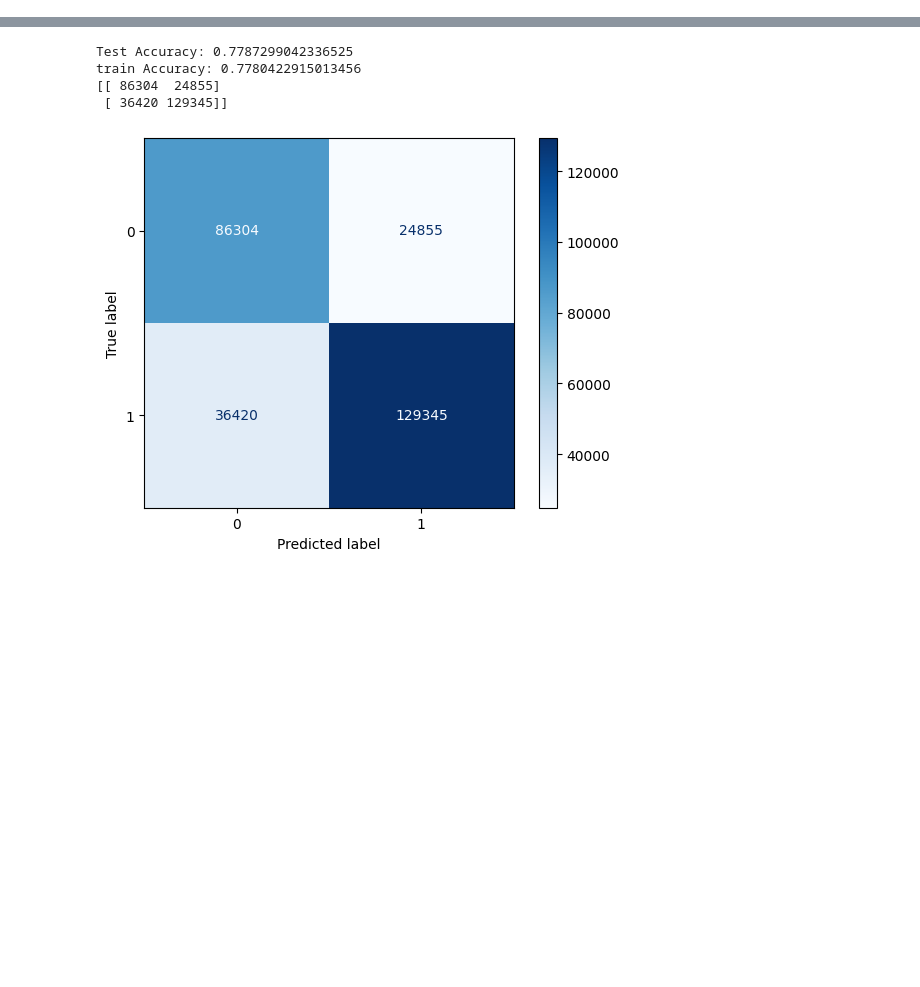
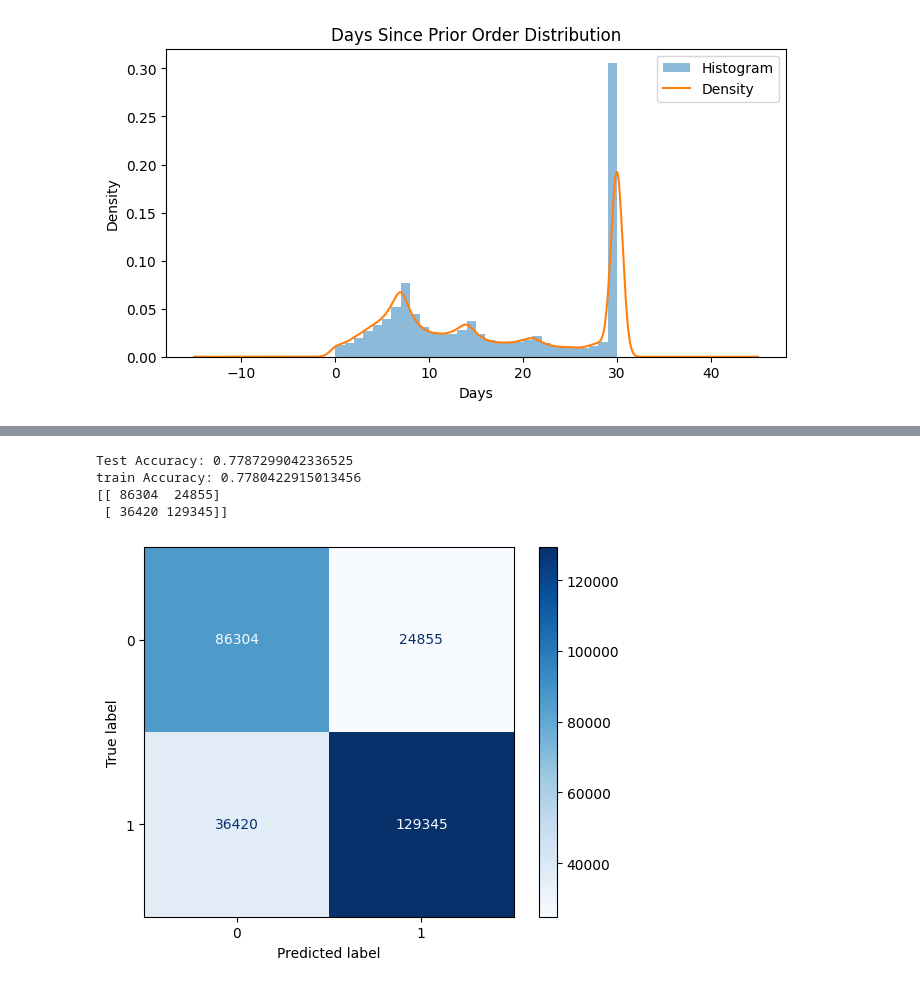
Before and after one commit to sarakhaderkoko1233-wq/ML-project, a Jupyter notebook: project.ipynb, the cells around one changed output, grey strips where cells are left out. Saved outputs shown, nothing was run; the diff lists cells and outputs as text; code cells hidden in the pictures; blank space fills up the shorter version.

```diff
--- a/project.ipynb
+++ b/project.ipynb
@@ -247,0 +122,12 @@ X_train, X_test, y_train, y_test = train_test_split(X , y, test_size=0.2, strati
+# %%
+#The histogram shows the frequency distribution of days since the last order.
+plt.figure(figsize=(8,4))
+plt.hist(data['days_since_prior_order'], bins=30, density=True, alpha=0.5, label='Histogram')
+data['days_since_prior_order'].plot(kind='kde', label='Density')
+plt.title('Days Since Prior Order Distribution')
+plt.xlabel('Days')
+plt.ylabel('Density')
+plt.legend()
+plt.show()
+# %% [output]
+[figure, added]
```
Also changed, not shown: parts of 46 cells of this notebook.
